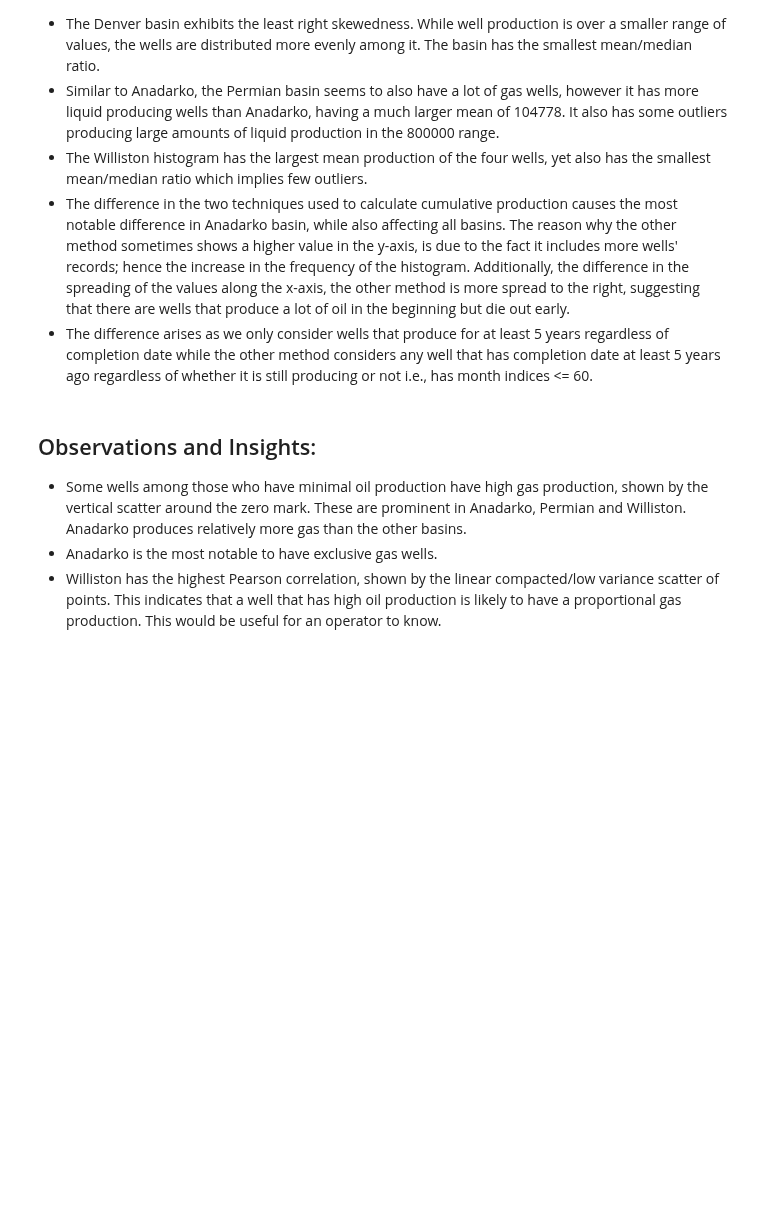
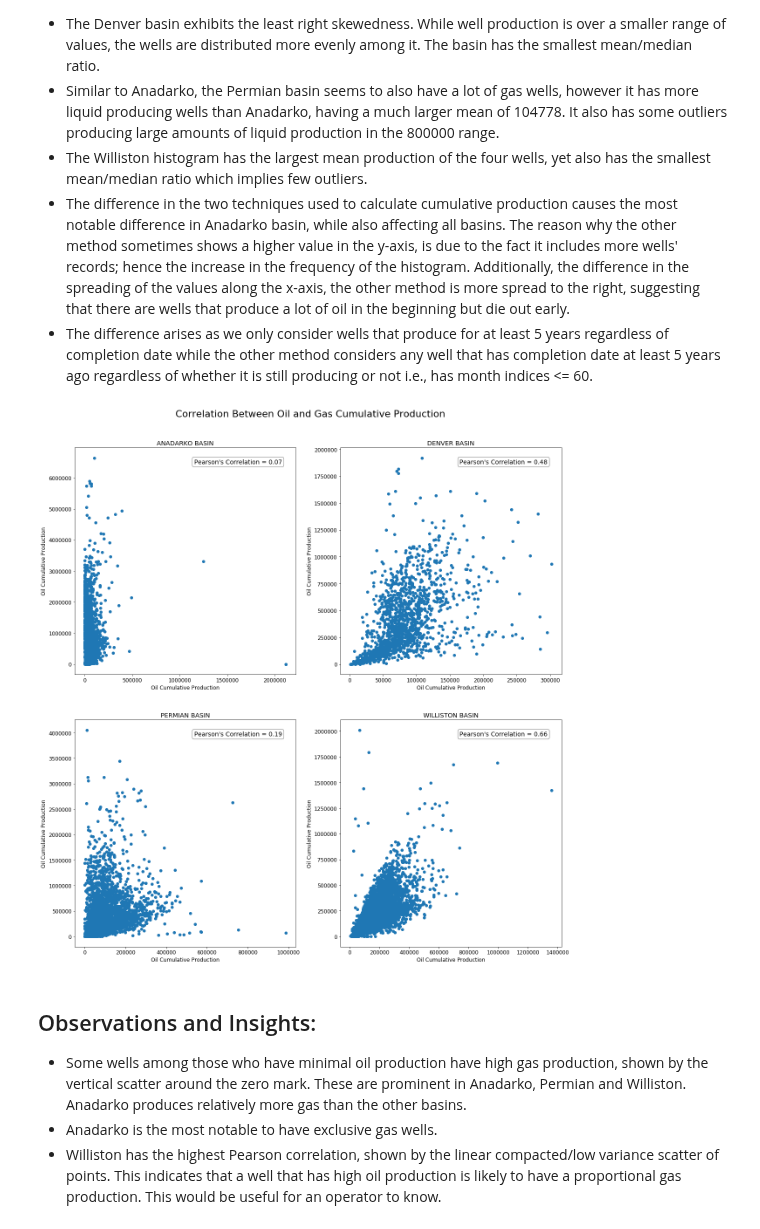
Before and after one commit to NourhanKhaled/DataScience-Project, a Jupyter notebook: Milestone1/Milestone_1.ipynb, the cells around one changed output. Cells and saved outputs as stored; diff of their text form; code cells hidden in the pictures; blank space fills up the shorter version.

```diff
--- a/Milestone1/Milestone_1.ipynb
+++ b/Milestone1/Milestone_1.ipynb
@@ -268,20 +287,26 @@ plt.savefig('Plot3.png')
 - The difference arises as we only consider wells that  produce for at least 5 years regardless of completion date while the other method considers any well that has completion date at least 5 years ago regardless of whether it is still producing or not i.e., has month indices <= 60.
 # %%
 plt.rcParams["figure.figsize"] = 20,20
+
+fig = plt.figure()
 
 for i in range(len(basins)):
     ax1 = plt.subplot(2,2,i+1)
     ax1.scatter(liq[i], gas[i])
     ax1.set_title(basins[i])
     p_corr = gas[i].corr(liq[i], method='pearson')
     textstr = 'Pearson\'s Correlation = '+ str('%.2f'% p_corr)
     props = dict(boxstyle='round',facecolor='white', alpha=0.5)
     ax1.text(0.54, 0.95, textstr, transform=ax1.transAxes, fontsize=14, verticalalignment='top', bbox=props)
     ax1.set_xlabel('Oil Cumulative Production')
     ax1.set_ylabel('Oil Cumulative Production')
 
 
+fig.suptitle('Correlation Between Oil and Gas Cumulative Production', fontsize=22)
+fig.subplots_adjust(top=0.92)
 plt.savefig('Plot4.png')
+# %% [output]
+[figure, added]
 # %% [markdown]
 ## Observations and Insights:
 - Some wells among those who have minimal oil production have high gas production, shown by the vertical scatter around the zero mark. These are prominent in Anadarko, Permian and Williston. Anadarko produces relatively more gas than the other basins.
```
Also changed, not shown: parts of 5 cells of this notebook, 5 other files.
